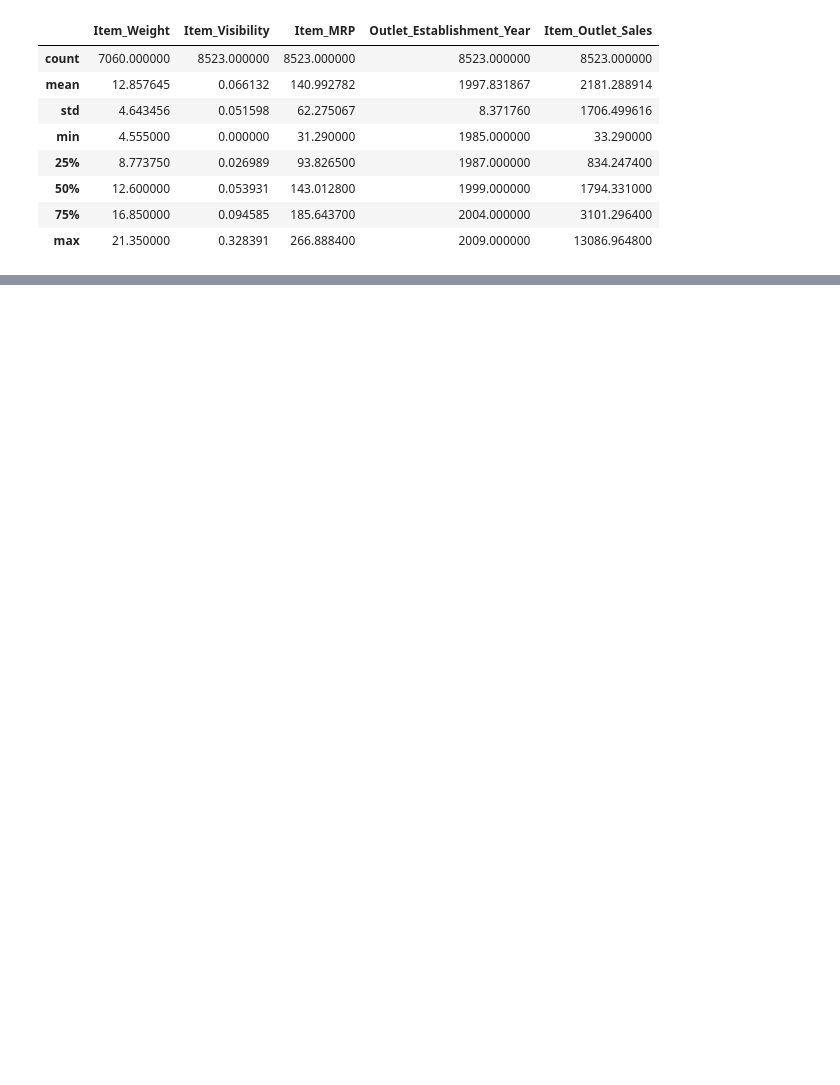
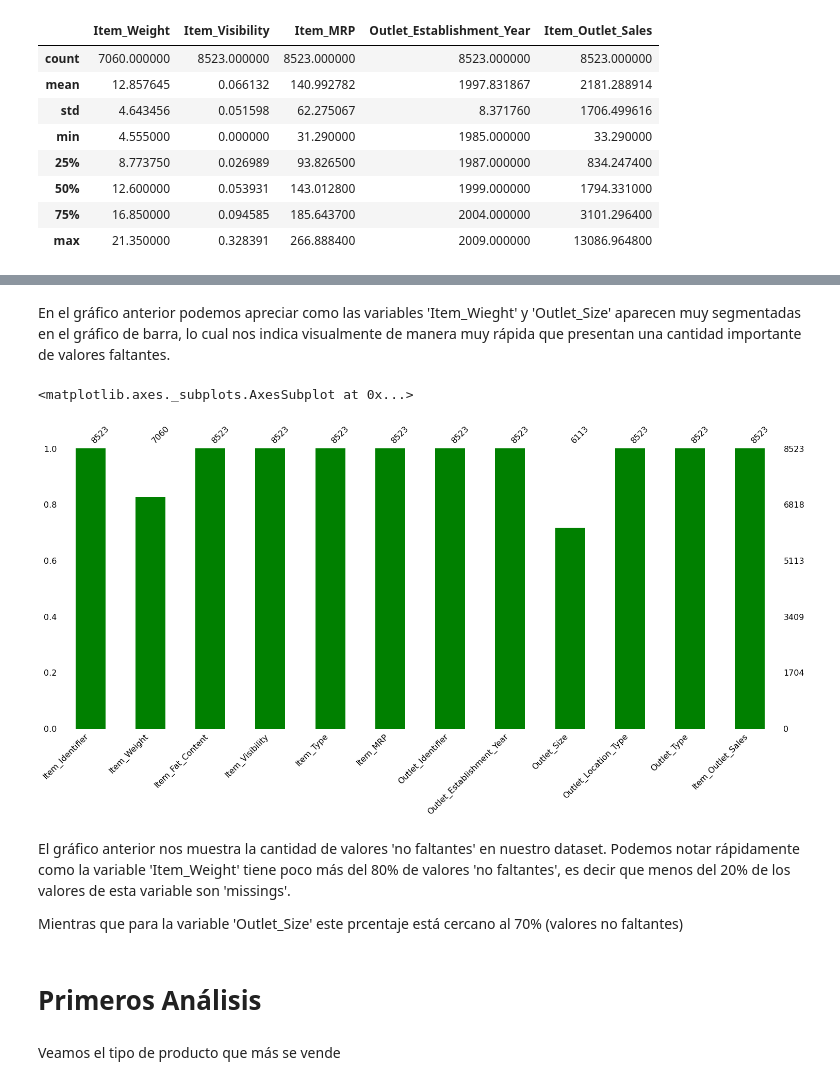
Before and after one commit to ejliendov/sales-prediccions, a Jupyter notebook: sales_predictions.ipynb, the cells around one changed output, grey strips where cells are left out. Drawn from its saved outputs; the diff is of its cells as text; code cells hidden in the pictures; blank space fills up the shorter version.

```diff
--- a/sales_predictions.ipynb
+++ b/sales_predictions.ipynb
@@ -61,0 +107,15 @@ df.describe()
+# %% [markdown]
+En el gráfico anterior podemos apreciar como las variables 'Item_Wieght' y 'Outlet_Size' aparecen muy segmentadas en el gráfico de barra, lo cual nos indica visualmente de manera muy rápida que presentan una cantidad importante de valores faltantes.
+# %%
+# Usando un gráfico de barra de la cantidad de valorres 'no faltantes'
+missingno.bar(df, color='green')
+# %% [output]
+<matplotlib.axes._subplots.AxesSubplot at 0x...>
+[figure, added]
+# %% [markdown]
+El gráfico anterior nos muestra la cantidad de valores 'no faltantes' en nuestro dataset.
+Podemos notar rápidamente como la variable 'Item_Weight' tiene poco más del 80% de valores 'no faltantes', es decir que menos del 20% de los valores de esta variable son 'missings'.
+
+Mientras que para la variable 'Outlet_Size' este prcentaje está cercano al 70% (valores no faltantes)
+# %% [markdown]
+# Primeros Análisis
@@ -61,0 +125,2 @@ df.describe()
+# %% [markdown]
+Veamos el tipo de producto que más se vende
```
Also changed, not shown: parts of 27 cells of this notebook.
